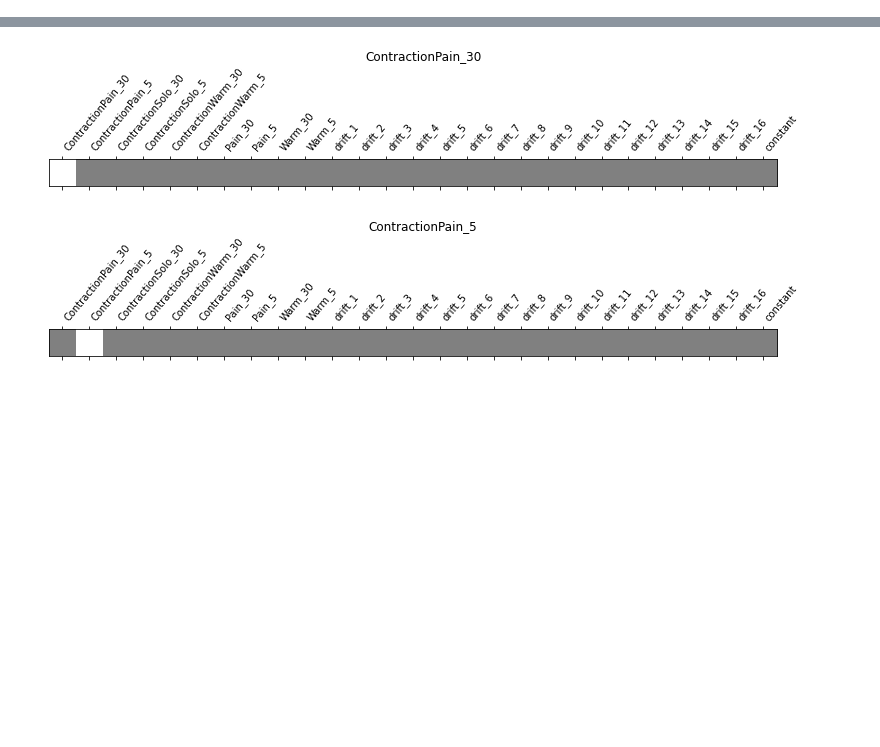
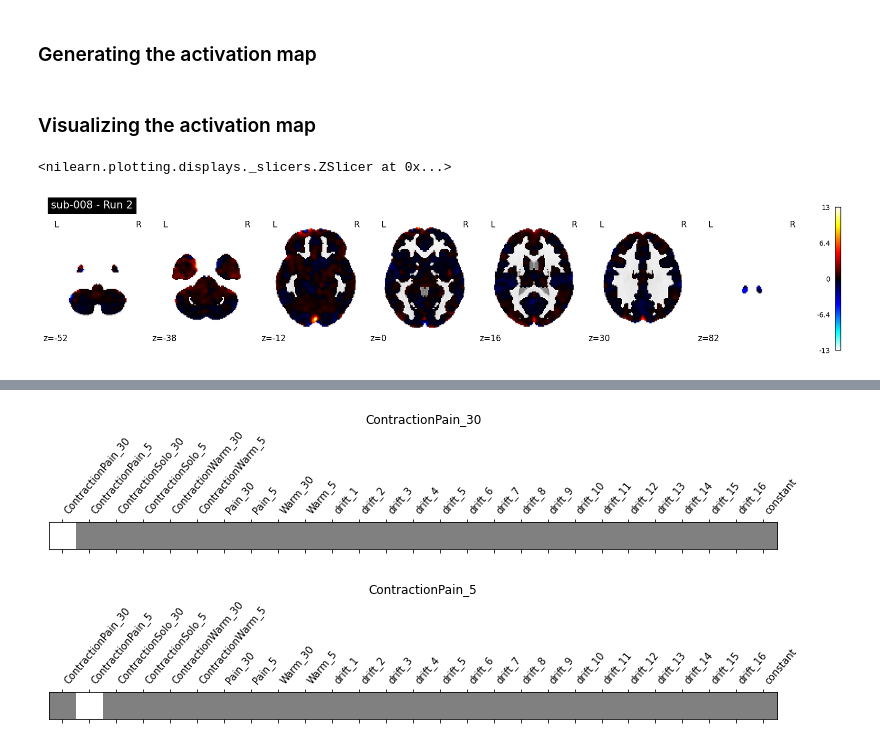
Before and after one commit to me-pic/MRI_pain_effort, a Jupyter notebook: notebooks/1_MRI pain x effort_group mask and 1st level model.ipynb, the cells around one changed output, grey strips where cells are left out. Saved outputs shown, nothing was run; the diff lists cells and outputs as text; code cells hidden in the pictures; blank space fills up the shorter version.

```diff
--- a/notebooks/1_MRI pain x effort_group mask and 1st level model.ipynb
+++ b/notebooks/1_MRI pain x effort_group mask and 1st level model.ipynb
@@ -311,0 +181,15 @@ contrast_contraction_30_5 = localizer_contrasts_example["contraction_30_5"]
+# %% [markdown]
+### Generating the activation map
+# %%
+beta_map = glm_run_1.compute_contrast(localizer_contrasts['pain - warm'], output_type='effect_size')
+# %% [markdown]
+### Visualizing the activation map
+# %%
+plot_stat_map(
+    beta_map,
+    display_mode="z",
+    title=f"{sub} - Run 2",
+)
+# %% [output]
+<nilearn.plotting.displays._slicers.ZSlicer at 0x...>
+[figure, added]
```
Also changed, not shown: parts of 46 cells of this notebook.
